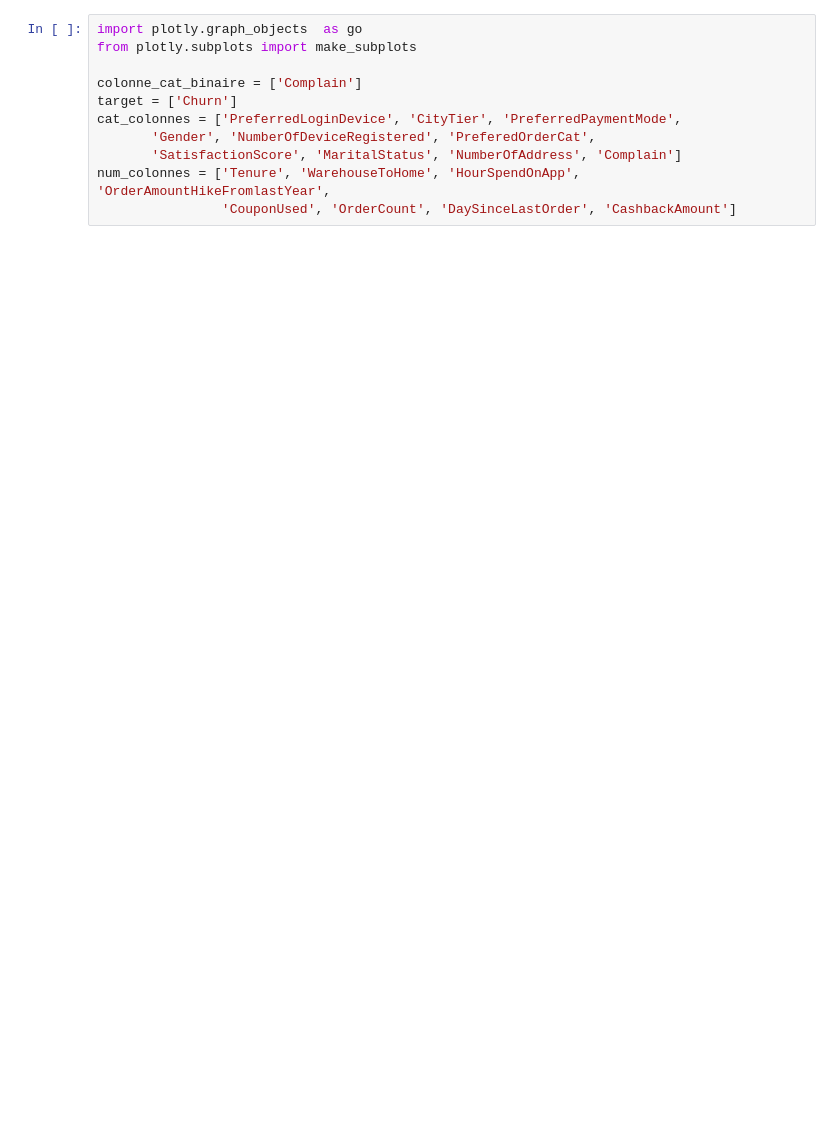
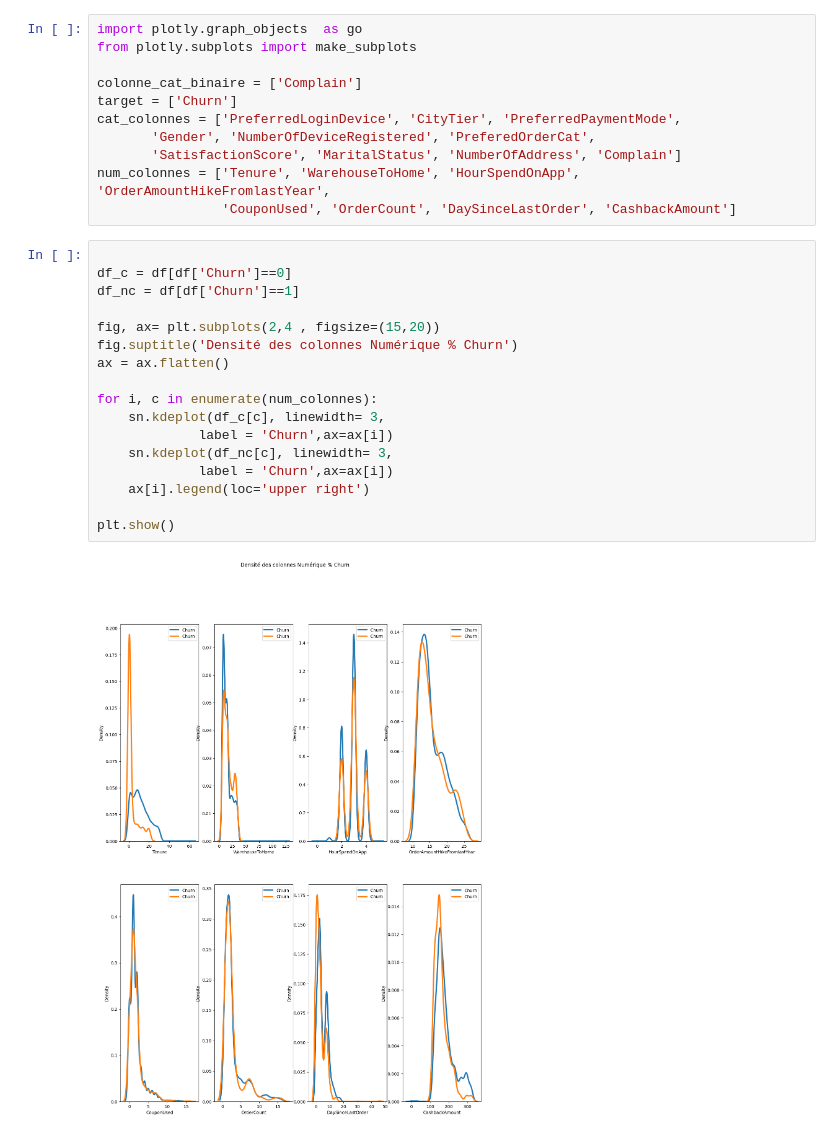
Before and after one commit to k-chanez/Churn-prediction, a Jupyter notebook: churn.ipynb, the cells around one changed output. Cells and saved outputs as stored; diff of their text form; blank space fills up the shorter version.

```diff
--- a/churn.ipynb
+++ b/churn.ipynb
@@ -106,3 +106,22 @@ cat_colonnes = ['PreferredLoginDevice', 'CityTier', 'PreferredPaymentMode',
        'SatisfactionScore', 'MaritalStatus', 'NumberOfAddress', 'Complain']
 num_colonnes = ['Tenure', 'WarehouseToHome', 'HourSpendOnApp', 'OrderAmountHikeFromlastYear',
                 'CouponUsed', 'OrderCount', 'DaySinceLastOrder', 'CashbackAmount']
+# %%
+
+df_c = df[df['Churn']==0]
+df_nc = df[df['Churn']==1]
+
+fig, ax= plt.subplots(2,4 , figsize=(15,20))
+fig.suptitle('Densité des colonnes Numérique % Churn')
+ax = ax.flatten()
+
+for i, c in enumerate(num_colonnes):
+    sn.kdeplot(df_c[c], linewidth= 3,
+             label = 'Churn',ax=ax[i])
+    sn.kdeplot(df_nc[c], linewidth= 3,
+             label = 'Churn',ax=ax[i])
+    ax[i].legend(loc='upper right')
+
+plt.show()
+# %% [output]
+[figure, added]
```
Also changed, not shown: parts of 5 cells of this notebook.
